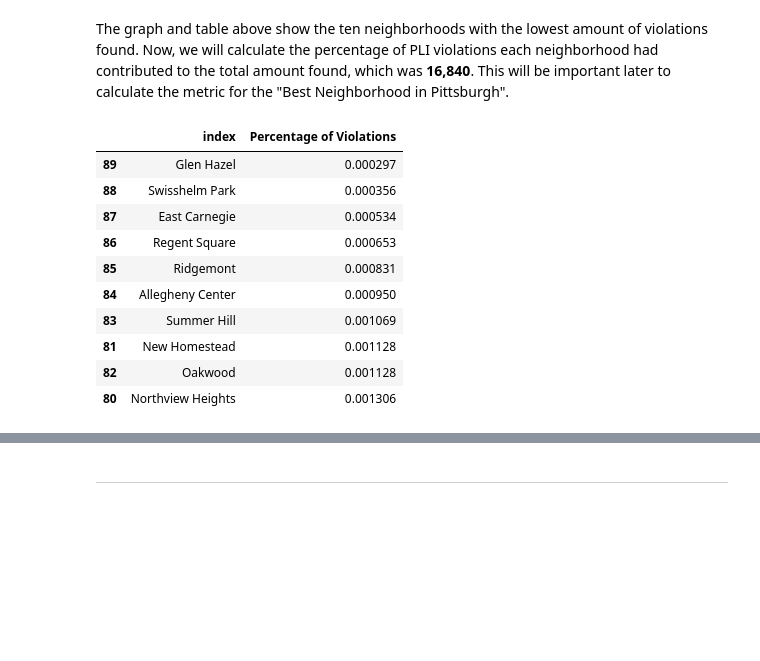
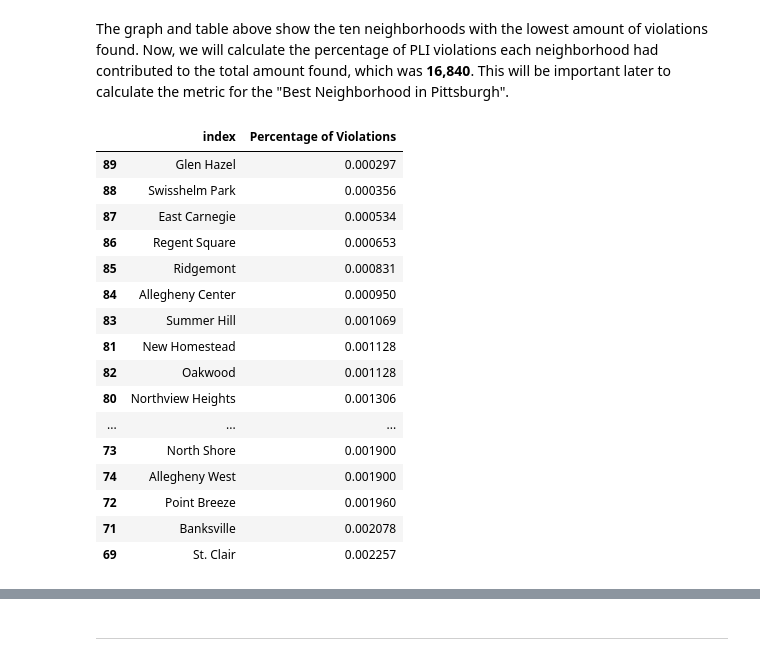
Before and after one commit to ToluwalaseAhmed/Final-Project, a Jupyter notebook: jof58_pli_violations.ipynb, the cells around one changed output, grey strips where cells are left out. Saved outputs shown, nothing was run; the diff lists cells and outputs as text; code cells hidden in the pictures; blank space fills up the shorter version.

```diff
--- a/jof58_pli_violations.ipynb
+++ b/jof58_pli_violations.ipynb
@@ -210,18 +217,24 @@ pli
 The graph and table above show the ten neighborhoods with the lowest amount of violations found. Now, we will calculate the percentage of PLI violations each neighborhood had contributed to the total amount found, which was **16,840**. This will be important later to calculate the metric for the "Best Neighborhood in Pittsburgh".
 # %%
 pli_scores = pd.DataFrame( {'Percentage of Violations' : adjusted_data_set['NEIGHBORHOOD'].value_counts()/16840})  # Calculating the percentage of PLI violations for each neighborhood
-pli_scores.reset_index(inplace=True)  # Resetting index to easily merge the data for conclusion
-pli_scores.nsmallest(10, columns = 'Percentage of Violations')
+pli_scores.reset_index(inplace=True)
+pli_scores.nsmallest(20, columns = 'Percentage of Violations')
 # %% [output]
 |  | index | Percentage of Violations |
 | 89 | Glen Hazel | 0.000297 |
 | 88 | Swisshelm Park | 0.000356 |
 | 87 | East Carnegie | 0.000534 |
 | 86 | Regent Square | 0.000653 |
 | 85 | Ridgemont | 0.000831 |
 | 84 | Allegheny Center | 0.000950 |
 | 83 | Summer Hill | 0.001069 |
 | 81 | New Homestead | 0.001128 |
 | 82 | Oakwood | 0.001128 |
 | 80 | Northview Heights | 0.001306 |
+| ... | ... | ... |
+| 73 | North Shore | 0.001900 |
+| 74 | Allegheny West | 0.001900 |
+| 72 | Point Breeze | 0.001960 |
+| 71 | Banksville | 0.002078 |
+| 69 | St. Clair | 0.002257 |
 # %%
```
Also changed, not shown: parts of 22 cells of this notebook, 1 other file.
